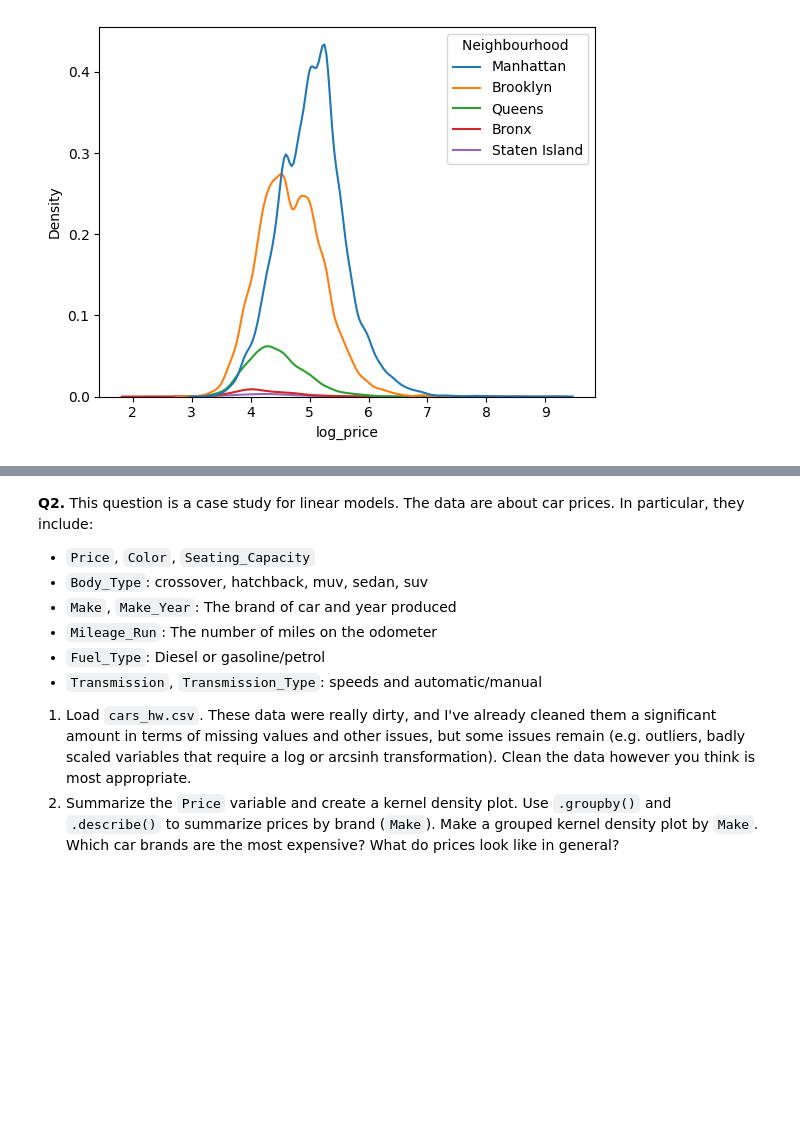
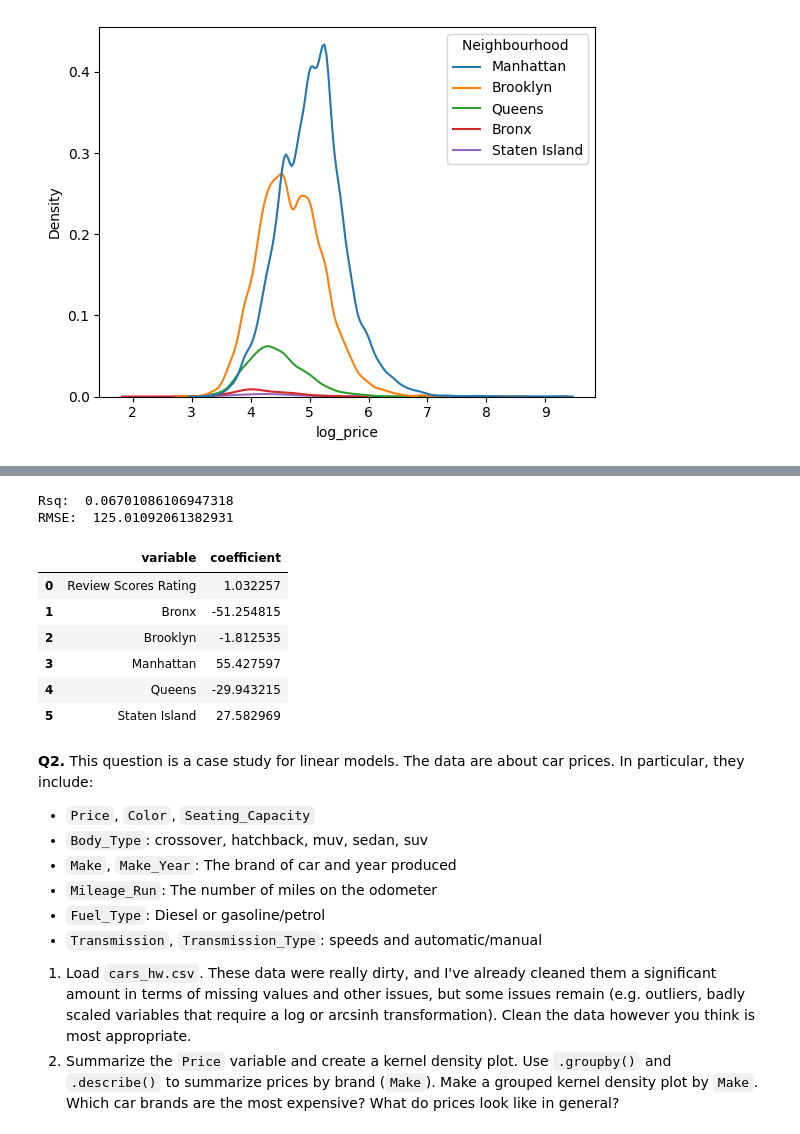
Before and after one commit to natalieassaad/linearRegression, a Jupyter notebook: assignment.ipynb, the cells around one changed output, grey strips where cells are left out. Drawn from its saved outputs; the diff is of its cells as text; code cells hidden in the pictures; blank space fills up the shorter version.

```diff
--- a/assignment.ipynb
+++ b/assignment.ipynb
@@ -105,6 +123,41 @@ R-squared:  0.04631389606035197
 # %%
 # 4. Split the sample 80/20 into a training and a test set. Run a regression of Price on Review Scores Rating and Neighbourhood.
 # What is the  𝑅2  and RMSE on the test set? What is the coefficient on Review Scores Rating? What is the most expensive kind of property you can rent?
+# %%
+# Split the sample:
+y = df['Price']
+X = df[['Review Scores Rating', 'Neighbourhood ']]
+
+from sklearn.model_selection import train_test_split
+X_train, X_test, y_train, y_test = train_test_split(X,y, # Feature and target variables
+                                                    test_size=.2, # Split the sample 80 train/ 20 test
+                                                    random_state=100) # For replication purposes
+
+Z_train = pd.concat([X_train['Review Scores Rating'],
+                     pd.get_dummies(X_train['Neighbourhood '], dtype='int')], axis = 1)
+Z_test = pd.concat([X_test['Review Scores Rating'],
+                    pd.get_dummies(X_test['Neighbourhood '], dtype='int')], axis = 1)
+
+from sklearn.linear_model import LinearRegression # Import linear regression model
+reg = LinearRegression().fit(Z_train, y_train) # Fit the linear model
+
+y_hat = reg.predict(Z_test)
+print('Rsq: ', reg.score(Z_test,y_test)) # R2
+rmse = np.sqrt( np.mean( (y_test - y_hat)**2 ))
+print('RMSE: ', rmse) # R2
+
+results = pd.DataFrame({'variable':reg.feature_names_in_, 'coefficient': reg.coef_}) # Regression coefficients
+results
+# %% [output]
+Rsq:  0.06701086106947318
+RMSE:  125.01092061382931
+|  | variable | coefficient |
+| 0 | Review Scores Rating | 1.032257 |
+| 1 | Bronx | -51.254815 |
+| 2 | Brooklyn | -1.812535 |
+| 3 | Manhattan | 55.427597 |
+| 4 | Queens | -29.943215 |
+| 5 | Staten Island | 27.582969 |
 # %%
 # 5. Split the sample 80/20 into a training and a test set. Run a regression of Price on Review Scores Rating and Neighbourhood and Property Type.
 # What is the  𝑅2  and RMSE on the test set? What is the coefficient on Review Scores Rating? What is the most expensive kind of property you can rent?
```
Also changed, not shown: parts of 2 cells of this notebook.
